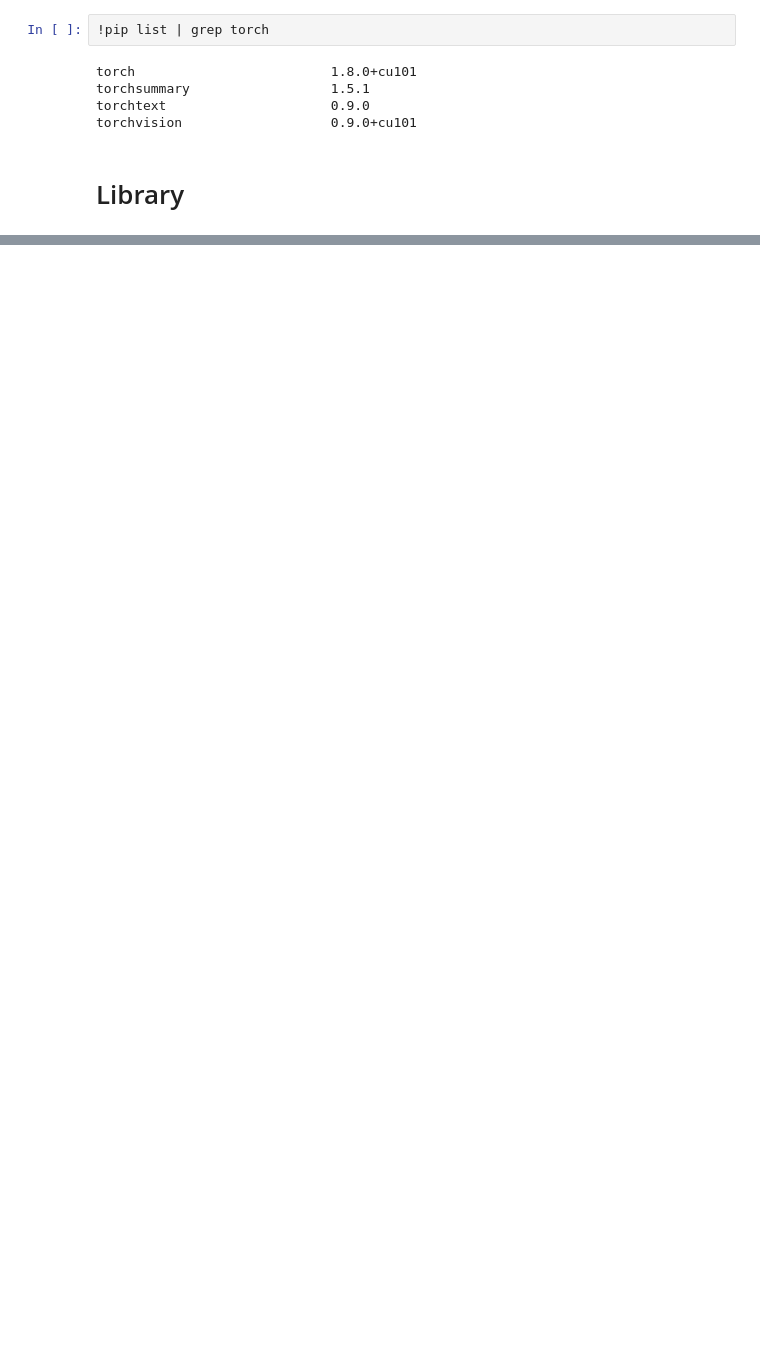
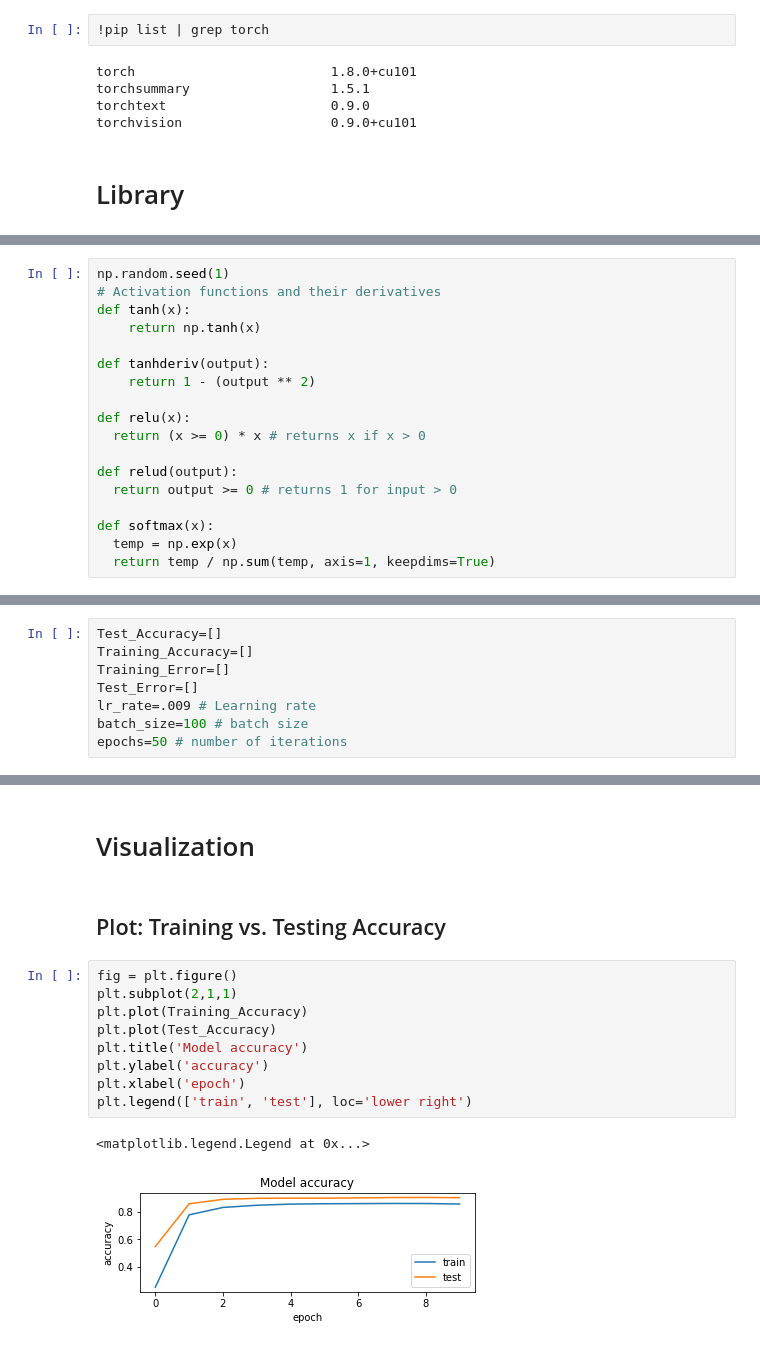
Before and after one commit to s-c-soma/Deeplearning-CMPE-258, a Jupyter notebook: Assignment_4/Assignment_4_Part_1.ipynb, the cells around one changed output, grey strips where cells are left out. Cells and saved outputs as stored; diff of their text form; blank space fills up the shorter version.

```diff
--- a/Assignment_4/Assignment_4_Part_1.ipynb
+++ b/Assignment_4/Assignment_4_Part_1.ipynb
@@ -348,0 +137,18 @@ X_reduced: (500, 2), y_true_reduced: (500, 1), y_pred_reduced: (500, 1)
+# %%
+np.random.seed(1)
+# Activation functions and their derivatives
+def tanh(x):
+    return np.tanh(x)
+
+def tanhderiv(output):
+    return 1 - (output ** 2)
+
+def relu(x):
+  return (x >= 0) * x # returns x if x > 0
+
+def relud(output):
+  return output >= 0 # returns 1 for input > 0
+
+def softmax(x):
+  temp = np.exp(x)
+  return temp / np.sum(temp, axis=1, keepdims=True)
@@ -348,0 +157,8 @@ X_reduced: (500, 2), y_true_reduced: (500, 1), y_pred_reduced: (500, 1)
+# %%
+Test_Accuracy=[]
+Training_Accuracy=[]
+Training_Error=[]
+Test_Error=[]
+lr_rate=.009 # Learning rate
+batch_size=100 # batch size
+epochs=50 # number of iterations
@@ -348,0 +305,16 @@ X_reduced: (500, 2), y_true_reduced: (500, 1), y_pred_reduced: (500, 1)
+# %% [markdown]
+# Visualization
+# %% [markdown]
+## Plot: Training vs. Testing Accuracy
+# %%
+fig = plt.figure()
+plt.subplot(2,1,1)
+plt.plot(Training_Accuracy)
+plt.plot(Test_Accuracy)
+plt.title('Model accuracy')
+plt.ylabel('accuracy')
+plt.xlabel('epoch')
+plt.legend(['train', 'test'], loc='lower right')
+# %% [output]
+<matplotlib.legend.Legend at 0x...>
+[figure, added]
```
Also changed, not shown: parts of 62 cells of this notebook.
